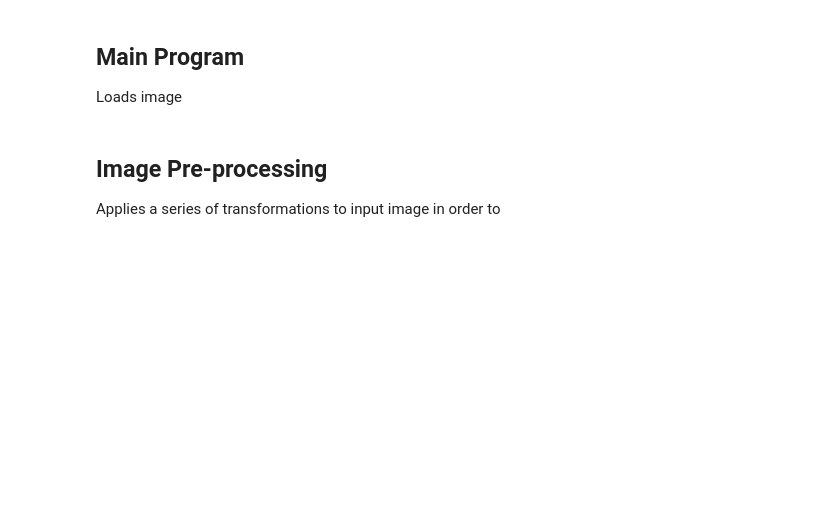
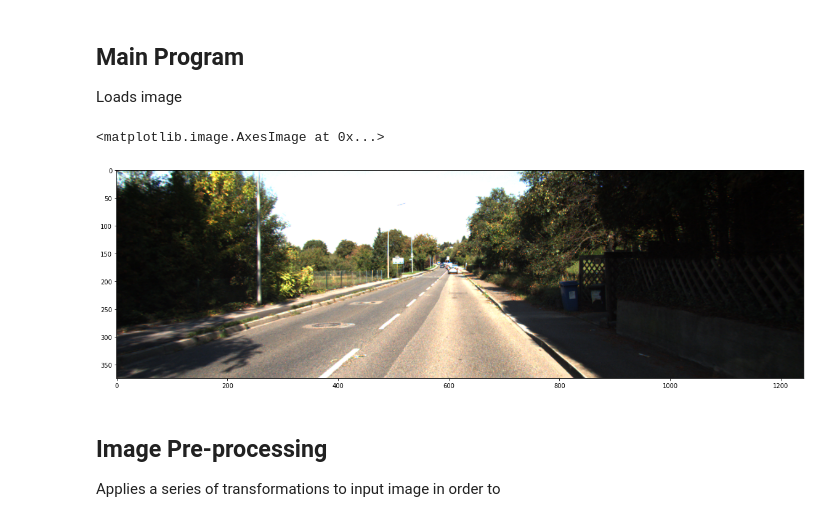
Before and after one commit to ThiagoVicentini/lane_detection, a Jupyter notebook: notebook.ipynb, the cells around one changed output. Drawn from its saved outputs; the diff is of its cells as text; code cells hidden in the pictures; blank space fills up the shorter version.

```diff
--- a/notebook.ipynb
+++ b/notebook.ipynb
@@ -16,4 +17,9 @@ Loads image
 # %%
 # Load image
 image_path = "dataset_examples/um_000052.png"
 image = imageio.imread(image_path)
+plt.figure(figsize=(15, 15))
+plt.imshow(image)
+# %% [output]
+<matplotlib.image.AxesImage at 0x...>
+[figure, added]
```
Also changed, not shown: parts of 14 cells of this notebook, 1 other file.
